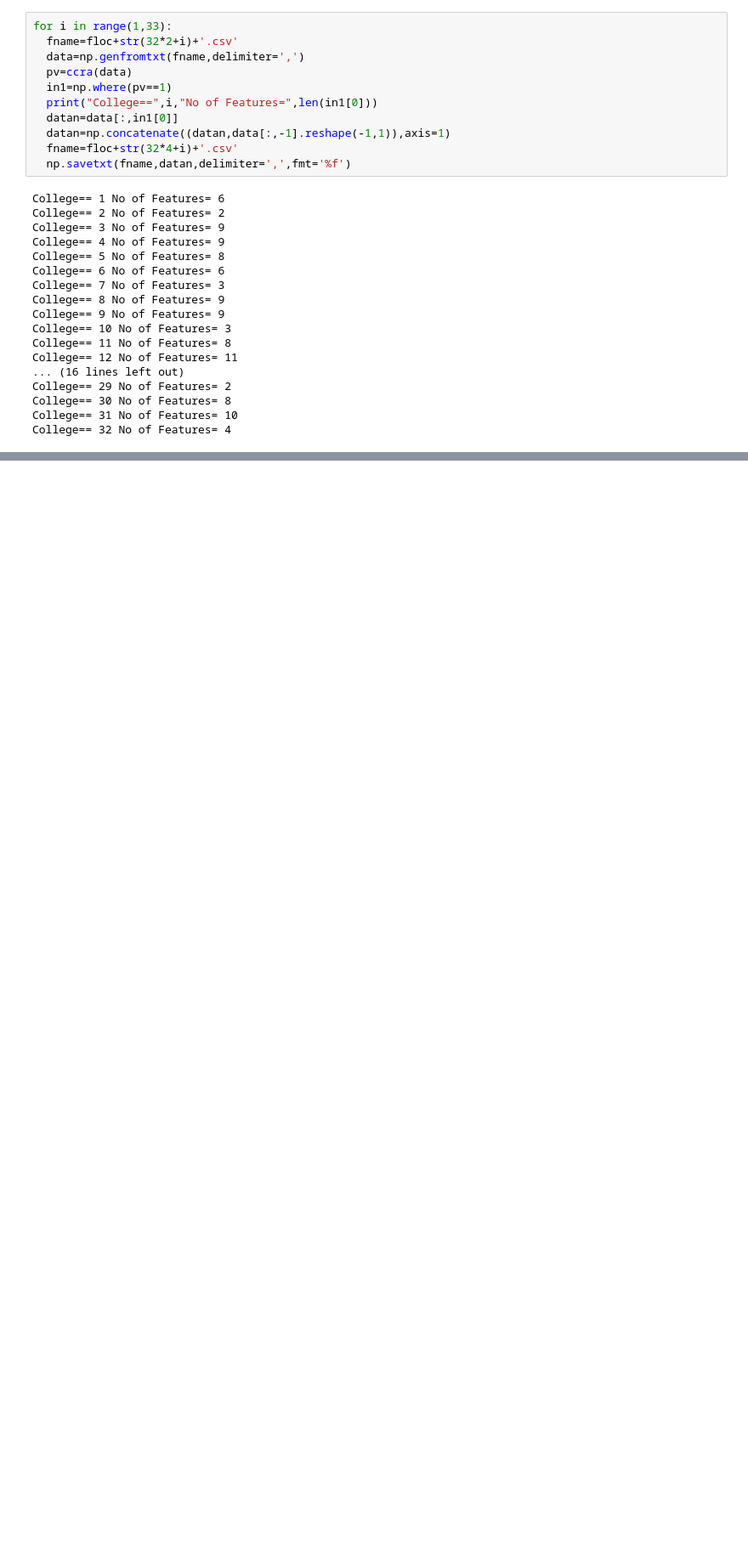
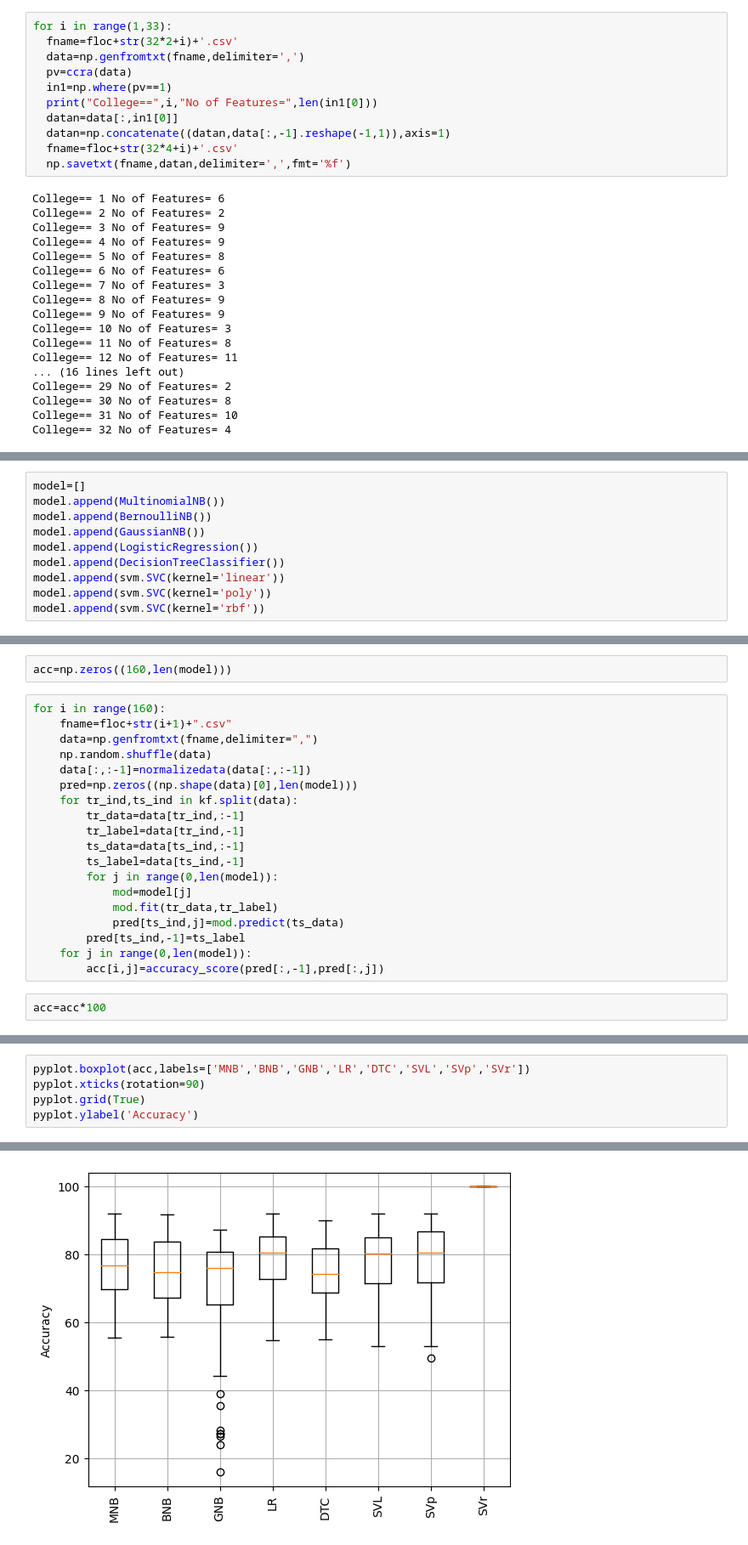
Before and after one commit to ronakraj00/data_mining_lab, a Jupyter notebook: demo_ronak_raj.ipynb, the cells around one changed output, grey strips where cells are left out. Shown at 85% size. Saved outputs shown, nothing was run; the diff lists cells and outputs as text; blank space fills up the shorter version.

```diff
--- a/demo_ronak_raj.ipynb
+++ b/demo_ronak_raj.ipynb
@@ -666,0 +781,10 @@ College== 32 No of Features= 4
+# %%
+model=[]
+model.append(MultinomialNB())
+model.append(BernoulliNB())
+model.append(GaussianNB())
+model.append(LogisticRegression())
+model.append(DecisionTreeClassifier())
+model.append(svm.SVC(kernel='linear'))
+model.append(svm.SVC(kernel='poly'))
+model.append(svm.SVC(kernel='rbf'))
@@ -666,0 +795,23 @@ College== 32 No of Features= 4
+# %%
+acc=np.zeros((160,len(model)))
+# %%
+for i in range(160):
+    fname=floc+str(i+1)+".csv"
+    data=np.genfromtxt(fname,delimiter=",")
+    np.random.shuffle(data)
+    data[:,:-1]=normalizedata(data[:,:-1])
+    pred=np.zeros((np.shape(data)[0],len(model)))
+    for tr_ind,ts_ind in kf.split(data):
+        tr_data=data[tr_ind,:-1]
+        tr_label=data[tr_ind,-1]
+        ts_data=data[ts_ind,:-1]
+        ts_label=data[ts_ind,-1]
+        for j in range(0,len(model)):
+            mod=model[j]
+            mod.fit(tr_data,tr_label)
+            pred[ts_ind,j]=mod.predict(ts_data)
+        pred[ts_ind,-1]=ts_label
+    for j in range(0,len(model)):
+        acc[i,j]=accuracy_score(pred[:,-1],pred[:,j])
+# %%
+acc=acc*100
@@ -666,0 +834,6 @@ College== 32 No of Features= 4
+# %%
+pyplot.boxplot(acc,labels=['MNB','BNB','GNB','LR','DTC','SVL','SVp','SVr'])
+pyplot.xticks(rotation=90)
+pyplot.grid(True)
+pyplot.ylabel('Accuracy')
+# %% [output]
@@ -666,0 +841 @@ College== 32 No of Features= 4
+[figure, added]
```
Also changed, not shown: parts of 65 cells of this notebook.
